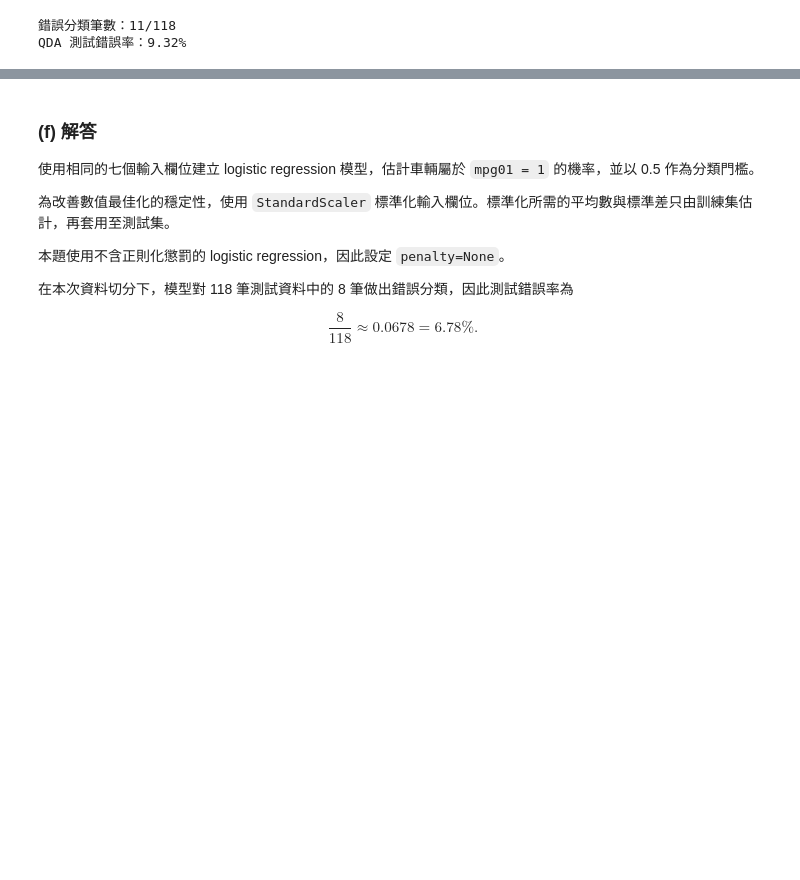
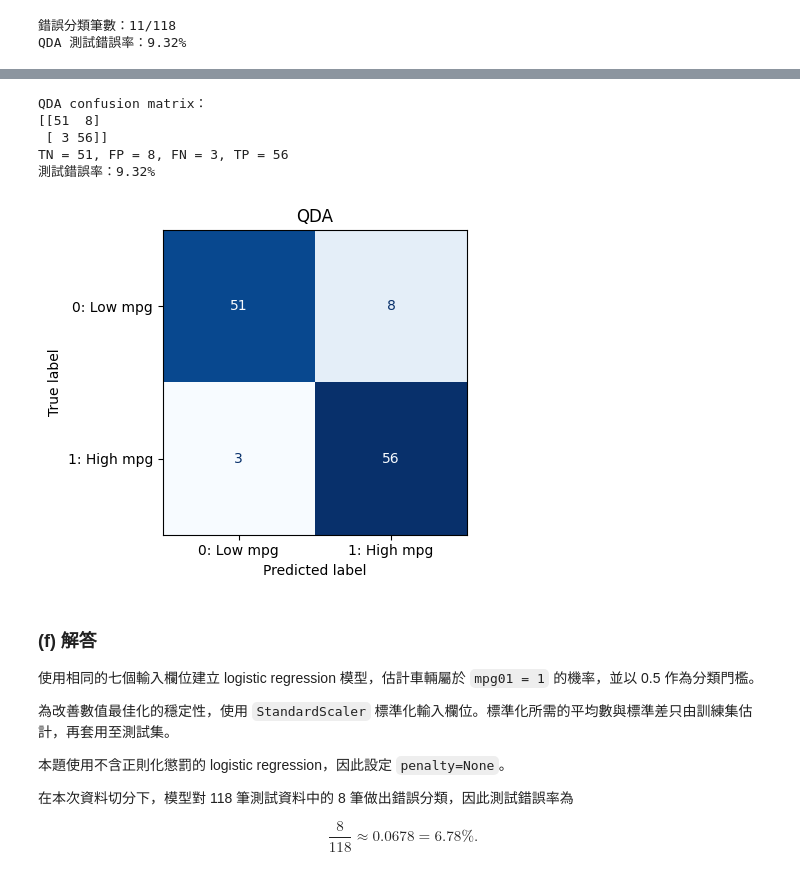
Before and after one commit to shu-ming0808/statistic_learning_hw, a Jupyter notebook: 3.ipynb, the cells around one changed output, grey strips where cells are left out. Drawn from its saved outputs; the diff is of its cells as text; code cells hidden in the pictures; blank space fills up the shorter version.

```diff
--- a/3.ipynb
+++ b/3.ipynb
@@ -973,3 +1063,16 @@ QDA 測試錯誤率：9.32%
+# %%
+qda_cm = show_confusion_matrix(
+    y_test,
+    qda_pred,
+    "QDA",
+)
+# %% [output]
+QDA confusion matrix：
+[[51  8]
+ [ 3 56]]
+TN = 51, FP = 8, FN = 3, TP = 56
+測試錯誤率：9.32%
+[figure, added]
 # %% [markdown]
 ### (f) 解答
 
```
Also changed, not shown: parts of 12 cells of this notebook.
